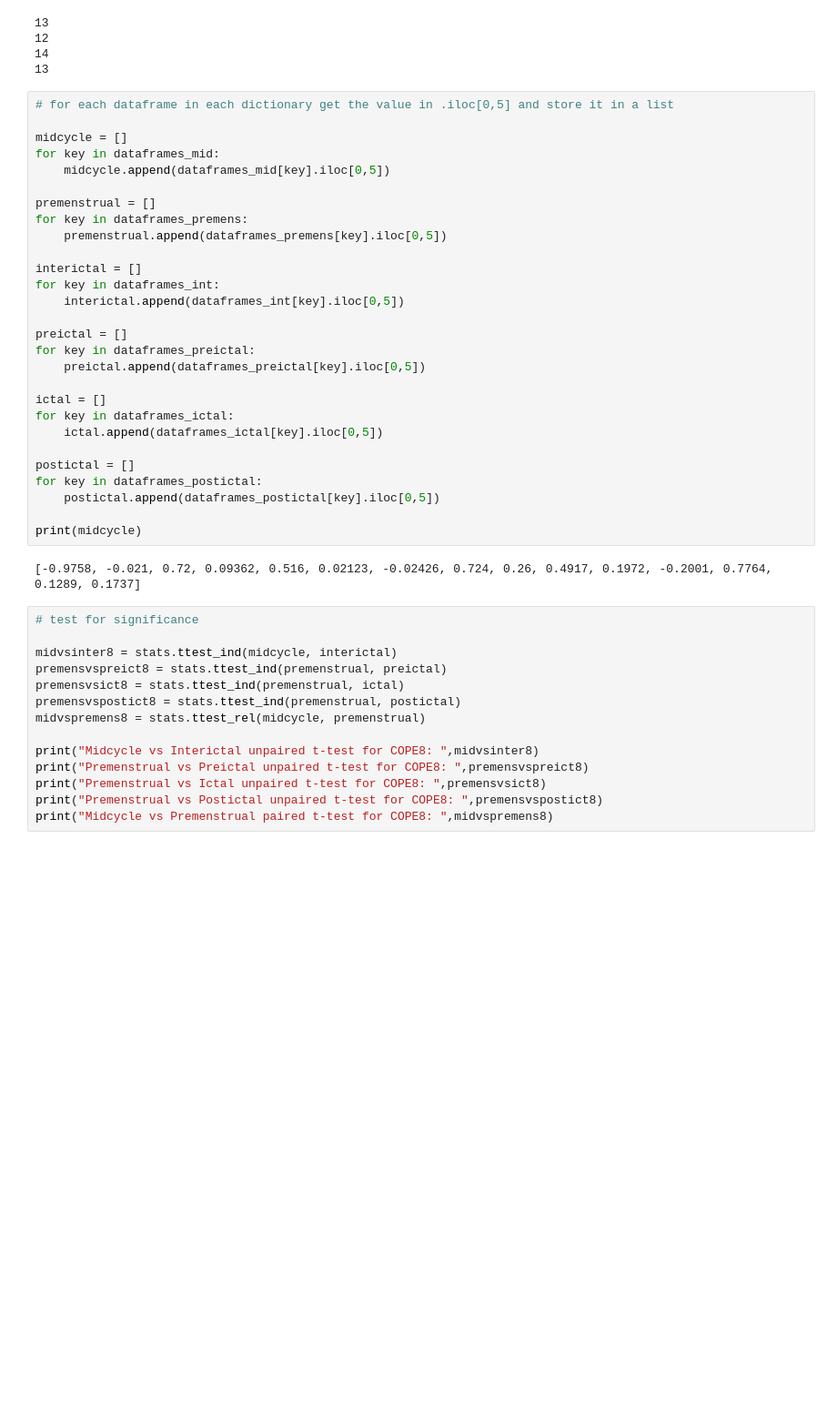
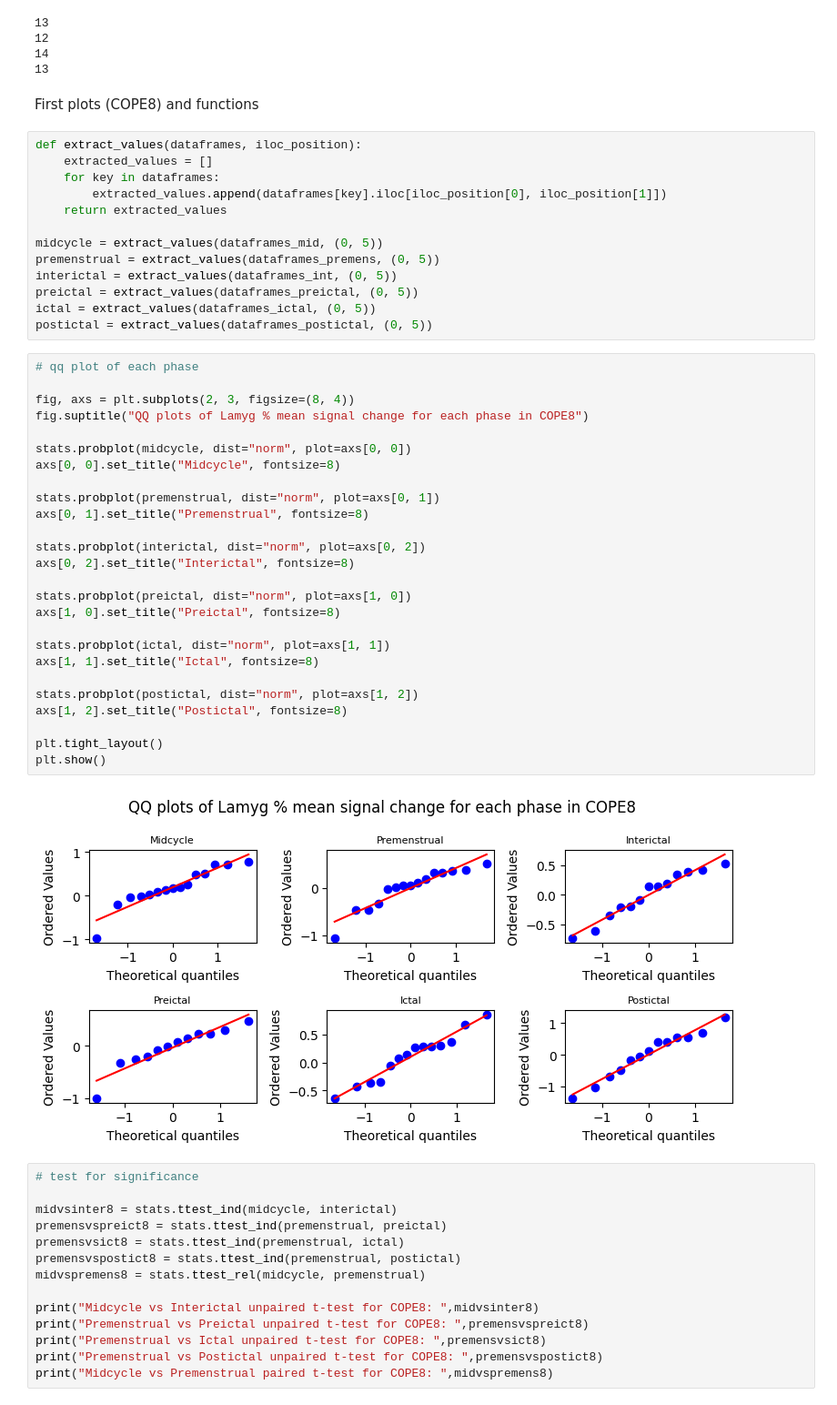
Before and after one commit to beatrzm/Thesis, a Jupyter notebook: all_Lamyg_reports/boxplots.ipynb, the cells around one changed output. Shown at 91% size. Saved outputs shown, nothing was run; the diff lists cells and outputs as text; blank space fills up the shorter version.

```diff
--- a/all_Lamyg_reports/boxplots.ipynb
+++ b/all_Lamyg_reports/boxplots.ipynb
@@ -111,36 +113,49 @@ print(len(dataframes_postictal))
 12
 14
 13
-# %%
-# for each dataframe in each dictionary get the value in .iloc[0,5] and store it in a list
-
-midcycle = []
-for key in dataframes_mid:
-    midcycle.append(dataframes_mid[key].iloc[0,5])
-
-premenstrual = []
-for key in dataframes_premens:
-    premenstrual.append(dataframes_premens[key].iloc[0,5])
-
-interictal = []
-for key in dataframes_int:
-    interictal.append(dataframes_int[key].iloc[0,5])
-
-preictal = []
-for key in dataframes_preictal:
-    preictal.append(dataframes_preictal[key].iloc[0,5])
-
-ictal = []
-for key in dataframes_ictal:
-    ictal.append(dataframes_ictal[key].iloc[0,5])
-
-postictal = []
-for key in dataframes_postictal:
-    postictal.append(dataframes_postictal[key].iloc[0,5])
-
-print(midcycle)
-# %% [output]
-[-0.9758, -0.021, 0.72, 0.09362, 0.516, 0.02123, -0.02426, 0.724, 0.26, 0.4917, 0.1972, -0.2001, 0.7764, 0.1289, 0.1737]
+# %% [markdown]
+First plots (COPE8) and functions
+# %%
+def extract_values(dataframes, iloc_position):
+    extracted_values = []
+    for key in dataframes:
+        extracted_values.append(dataframes[key].iloc[iloc_position[0], iloc_position[1]])
+    return extracted_values
+
+midcycle = extract_values(dataframes_mid, (0, 5))
+premenstrual = extract_values(dataframes_premens, (0, 5))
+interictal = extract_values(dataframes_int, (0, 5))
+preictal = extract_values(dataframes_preictal, (0, 5))
+ictal = extract_values(dataframes_ictal, (0, 5))
+postictal = extract_values(dataframes_postictal, (0, 5))
+# %%
+# qq plot of each phase
+
+fig, axs = plt.subplots(2, 3, figsize=(8, 4))
+fig.suptitle("QQ plots of Lamyg % mean signal change for each phase in COPE8")
+
+stats.probplot(midcycle, dist="norm", plot=axs[0, 0])
+axs[0, 0].set_title("Midcycle", fontsize=8)
+
+stats.probplot(premenstrual, dist="norm", plot=axs[0, 1])
+axs[0, 1].set_title("Premenstrual", fontsize=8)
+
+stats.probplot(interictal, dist="norm", plot=axs[0, 2])
+axs[0, 2].set_title("Interictal", fontsize=8)
+
+stats.probplot(preictal, dist="norm", plot=axs[1, 0])
+axs[1, 0].set_title("Preictal", fontsize=8)
+
+stats.probplot(ictal, dist="norm", plot=axs[1, 1])
+axs[1, 1].set_title("Ictal", fontsize=8)
+
+stats.probplot(postictal, dist="norm", plot=axs[1, 2])
+axs[1, 2].set_title("Postictal", fontsize=8)
+
+plt.tight_layout()
+plt.show()
+# %% [output]
+[figure, added]
 # %%
 # test for significance
 
```
Also changed, not shown: parts of 27 cells of this notebook, 10 other files.
